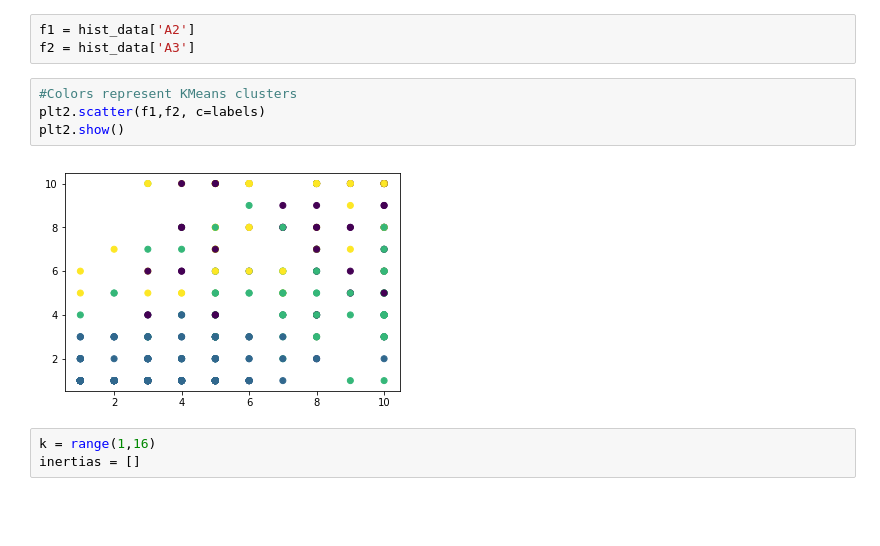
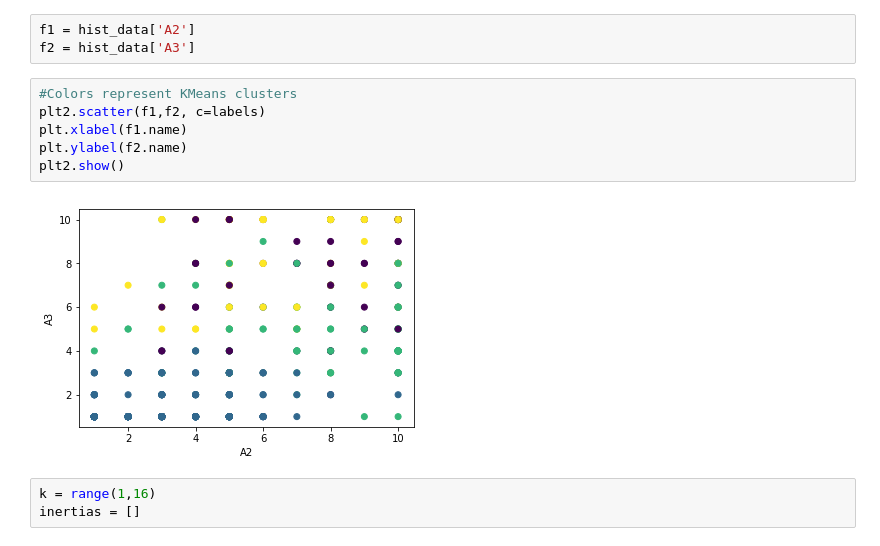
Before and after one commit to iamrajp/G10-PythonProject, a Jupyter notebook: code/Main.ipynb, the cells around one changed output. Cells and saved outputs as stored; diff of their text form; blank space fills up the shorter version.

```diff
--- a/code/Main.ipynb
+++ b/code/Main.ipynb
@@ -197,9 +197,11 @@ f2 = hist_data['A3']
 # %%
 #Colors represent KMeans clusters
 plt2.scatter(f1,f2, c=labels)
+plt.xlabel(f1.name)
+plt.ylabel(f2.name)
 plt2.show()
 # %% [output]
-[figure, old version]
+[figure, new version]
 # %%
 k = range(1,16)
 inertias = []
```
Also changed, not shown: parts of 1 cell of this notebook.
